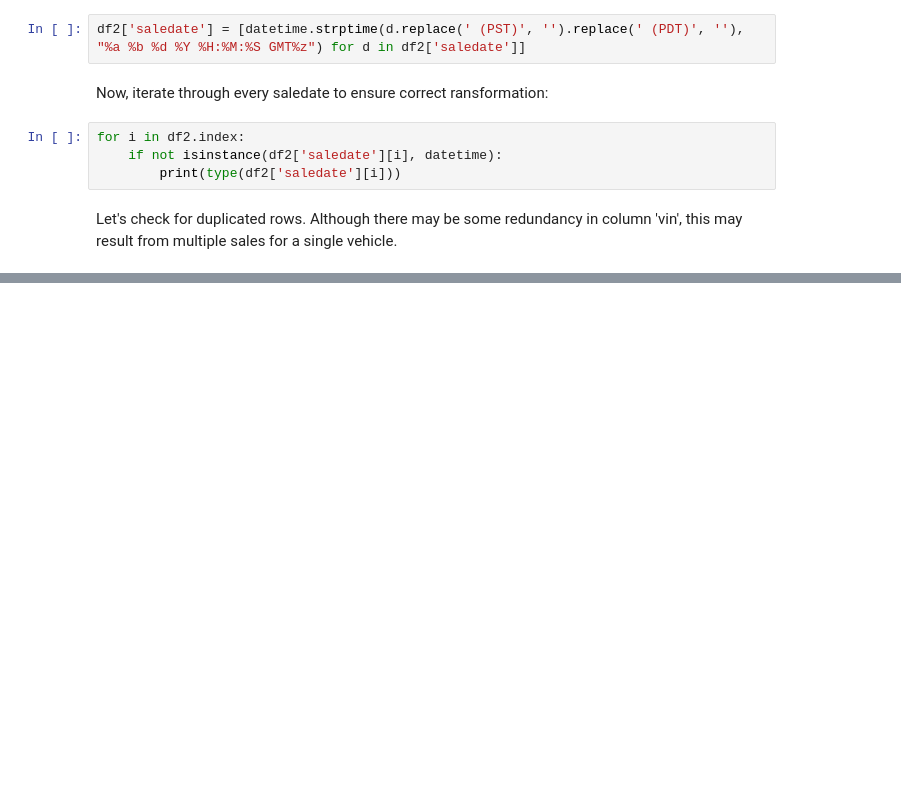
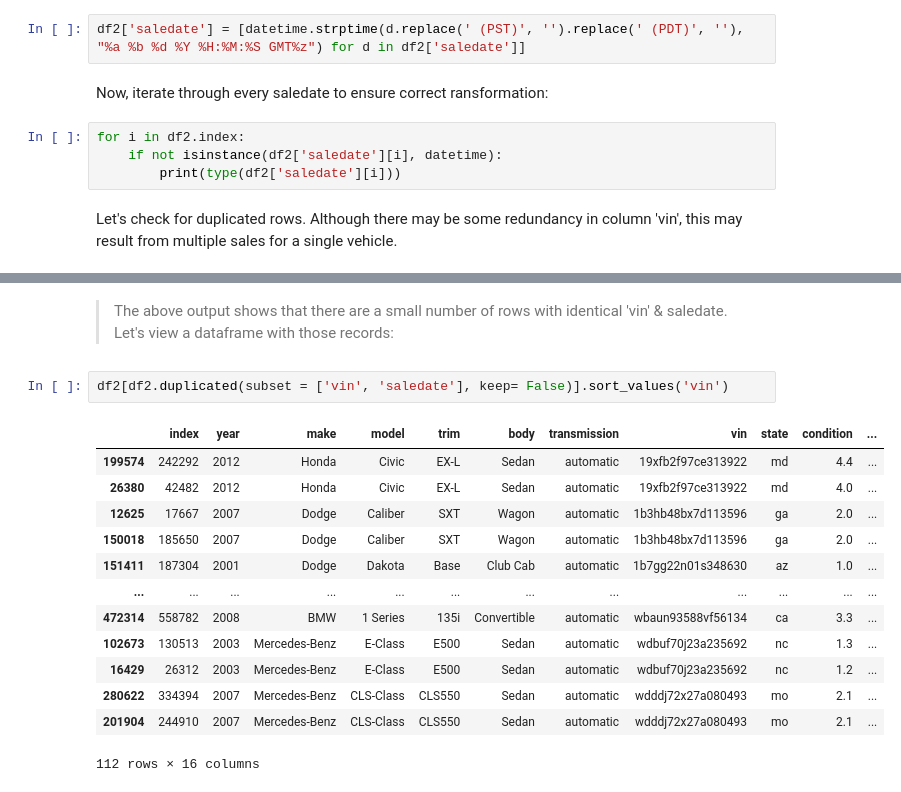
Before and after one commit to terminalcoder/used-car-auction-prices, a Jupyter notebook: notebook.ipynb, the cells around one changed output, grey strips where cells are left out. Drawn from its saved outputs; the diff is of its cells as text; blank space fills up the shorter version.

```diff
--- a/notebook.ipynb
+++ b/notebook.ipynb
@@ -205,0 +231,18 @@ df2.duplicated().sum()
+# %% [markdown]
+> The above output shows that there are a small number of rows with identical 'vin' & saledate. Let's view a dataframe with those records:
+# %%
+df2[df2.duplicated(subset = ['vin', 'saledate'], keep= False)].sort_values('vin')
+# %% [output]
+|  | index | year | make | model | trim | body | transmission | vin | state | condition | ... |
+| 199574 | 242292 | 2012 | Honda | Civic | EX-L | Sedan | automatic | 19xfb2f97ce313922 | md | 4.4 | ... |
+| 26380 | 42482 | 2012 | Honda | Civic | EX-L | Sedan | automatic | 19xfb2f97ce313922 | md | 4.0 | ... |
+| 12625 | 17667 | 2007 | Dodge | Caliber | SXT | Wagon | automatic | 1b3hb48bx7d113596 | ga | 2.0 | ... |
+| 150018 | 185650 | 2007 | Dodge | Caliber | SXT | Wagon | automatic | 1b3hb48bx7d113596 | ga | 2.0 | ... |
+| 151411 | 187304 | 2001 | Dodge | Dakota | Base | Club Cab | automatic | 1b7gg22n01s348630 | az | 1.0 | ... |
+| ... | ... | ... | ... | ... | ... | ... | ... | ... | ... | ... | ... |
+| 472314 | 558782 | 2008 | BMW | 1 Series | 135i | Convertible | automatic | wbaun93588vf56134 | ca | 3.3 | ... |
+| 102673 | 130513 | 2003 | Mercedes-Benz | E-Class | E500 | Sedan | automatic | wdbuf70j23a235692 | nc | 1.3 | ... |
+| 16429 | 26312 | 2003 | Mercedes-Benz | E-Class | E500 | Sedan | automatic | wdbuf70j23a235692 | nc | 1.2 | ... |
+| 280622 | 334394 | 2007 | Mercedes-Benz | CLS-Class | CLS550 | Sedan | automatic | wdddj72x27a080493 | mo | 2.1 | ... |
+| 201904 | 244910 | 2007 | Mercedes-Benz | CLS-Class | CLS550 | Sedan | automatic | wdddj72x27a080493 | mo | 2.1 | ... |
+112 rows × 16 columns
```
Also changed, not shown: parts of 8 cells of this notebook.
